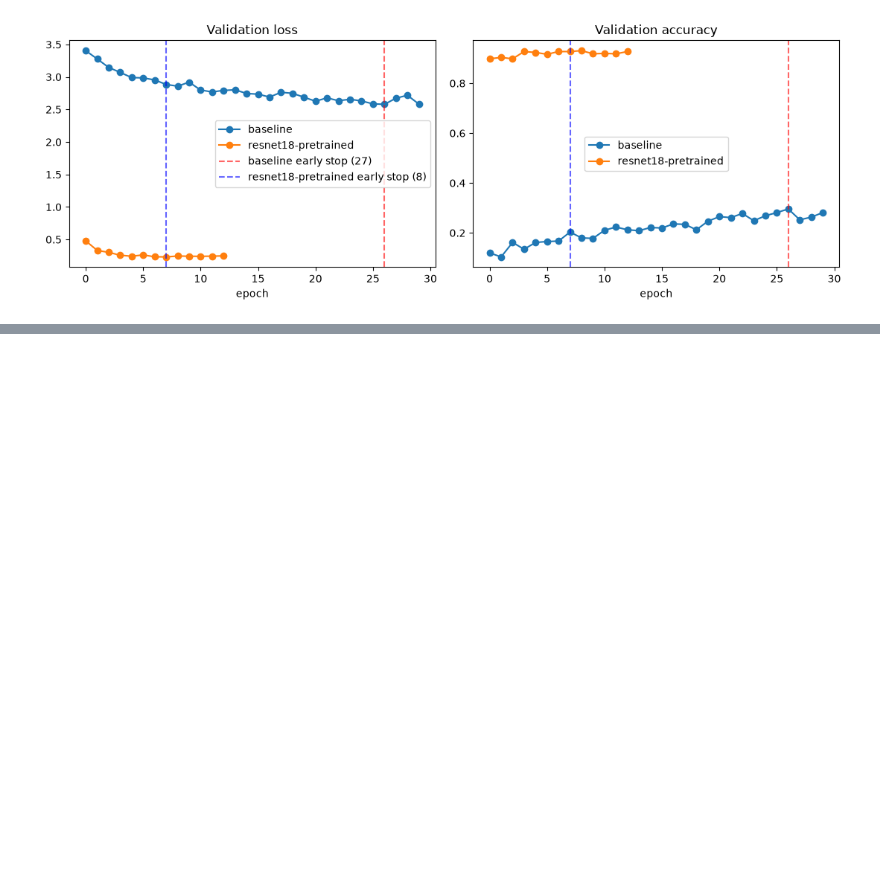
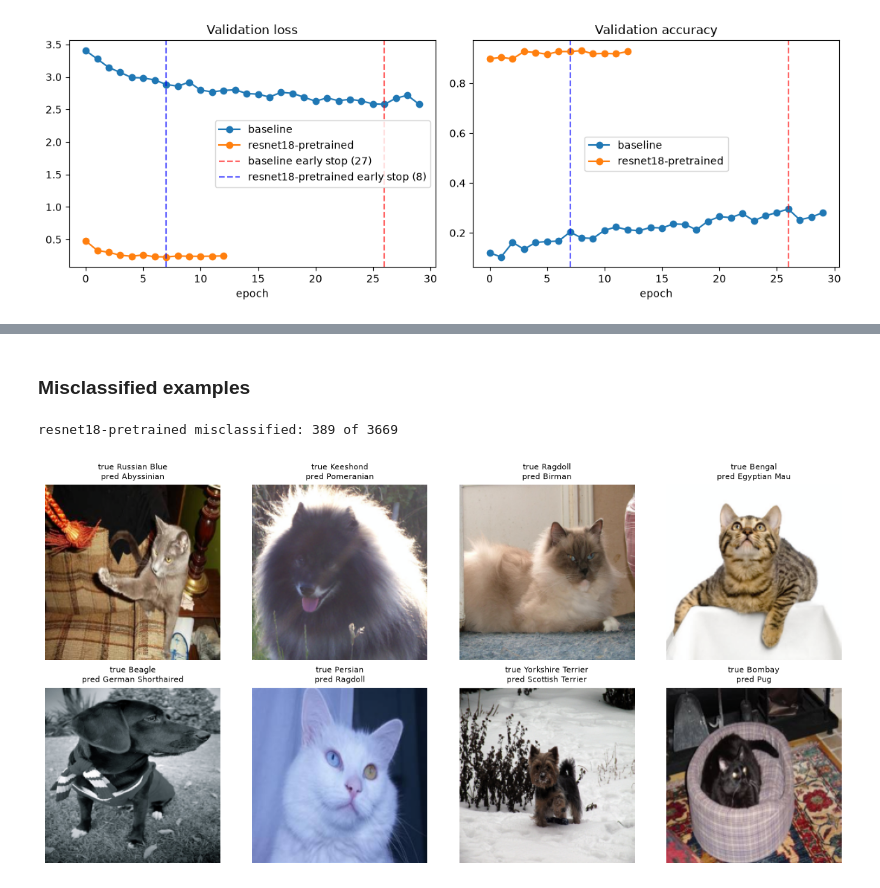
Before and after one commit to intend-dev/deep-learning-cat-and-dog-breed-classification, a Jupyter notebook: deep_learning.ipynb, the cells around one changed output, grey strips where cells are left out. Drawn from its saved outputs; the diff is of its cells as text; code cells hidden in the pictures; blank space fills up the shorter version.

```diff
--- a/deep_learning.ipynb
+++ b/deep_learning.ipynb
@@ -388,0 +443,23 @@ plt.tight_layout(); plt.show()
+# %% [markdown]
+### Misclassified examples
+# %%
+# error panel: 8 misclassified images across distinct breeds
+mis = np.where(pred_r != y_true)[0]
+print("resnet18-pretrained misclassified:", len(mis), "of", len(y_true))
+rng = np.random.default_rng(SEED)
+shown = []
+for c in rng.permutation(np.unique(y_true[mis])):
+    shown.append(int(mis[y_true[mis] == c][0]))
+    if len(shown) == 8:
+        break
+fig, axes = plt.subplots(2, 4, figsize=(12, 6))
+for ax, i in zip(axes.ravel(), shown):
+    img, y = test_ds[int(i)]
+    img = img.permute(1, 2, 0).numpy() * np.array(STD) + np.array(MEAN)
+    ax.imshow(np.clip(img, 0, 1))
+    ax.set_title("true " + class_names[y] + "\npred " + class_names[pred_r[i]], fontsize=8)
+    ax.axis("off")
+plt.tight_layout(); plt.show()
+# %% [output]
+resnet18-pretrained misclassified: 389 of 3669
+[figure, added]
```
Also changed, not shown: parts of 12 cells of this notebook.
